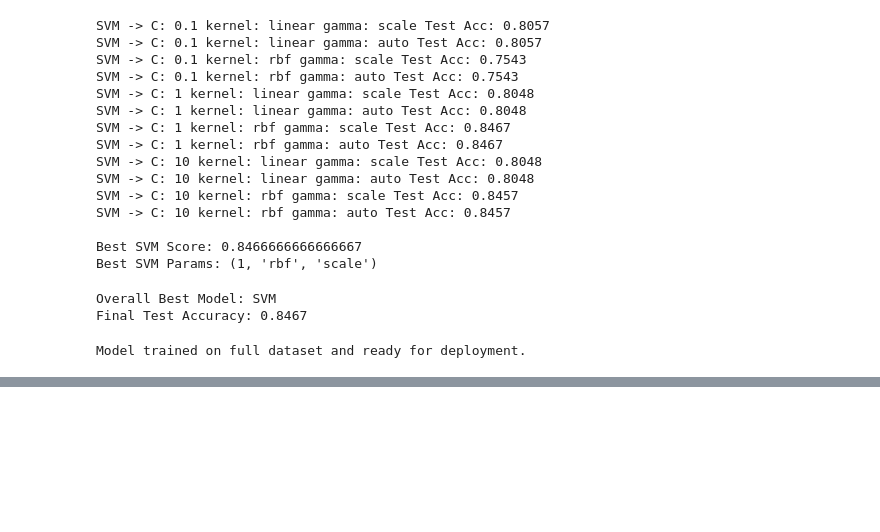
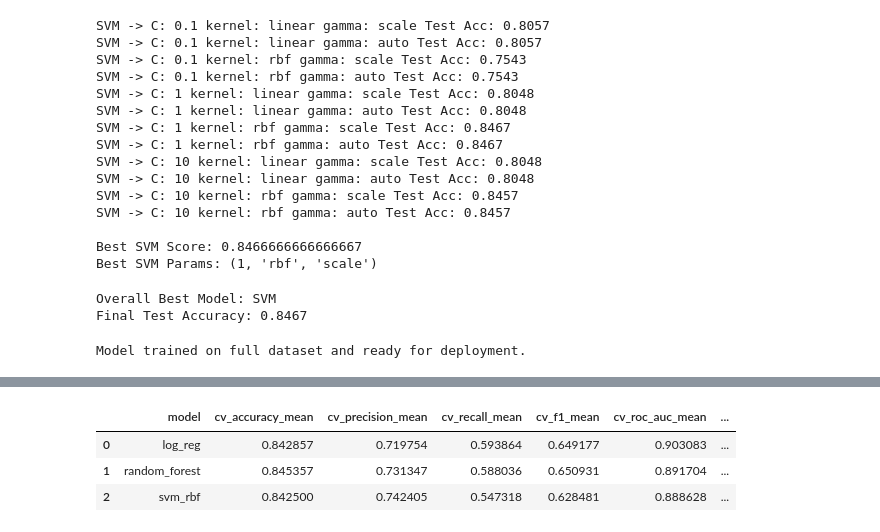
Before and after one commit to shreyuu/UoN-Business-Analytics, a Jupyter notebook: Machine-Learning-and-Predictive-Analytics/week-4/Prac_Evaluation_[base].ipynb, the cells around one changed output, grey strips where cells are left out. Cells and saved outputs as stored; diff of their text form; code cells hidden in the pictures; blank space fills up the shorter version.

```diff
--- a/Machine-Learning-and-Predictive-Analytics/week-4/Prac_Evaluation_[base].ipynb
+++ b/Machine-Learning-and-Predictive-Analytics/week-4/Prac_Evaluation_[base].ipynb
@@ -556,0 +653,40 @@ Model trained on full dataset and ready for deployment.
+# %%
+scoring = {
+    "accuracy": "accuracy",
+    "precision": "precision",
+    "recall": "recall",
+    "f1": "f1",
+    "roc_auc": "roc_auc",
+}
+cv = StratifiedKFold(n_splits=5, shuffle=True, random_state=SEED)
+
+candidate_models = {
+    "log_reg": make_pipeline(LogisticRegression(max_iter=1000, random_state=SEED)),
+    "random_forest": make_pipeline(RandomForestClassifier(random_state=SEED)),
+    "svm_rbf": make_pipeline(SVC(probability=True, random_state=SEED)),
+}
+
+baseline_rows = []
+for name, est in candidate_models.items():
+    t0 = time.time()
+    cv_result = cross_validate(est, X_train, y_train, cv=cv, scoring=scoring, n_jobs=-1)
+    elapsed = time.time() - t0
+
+    baseline_rows.append({
+        "model": name,
+        "cv_accuracy_mean": np.mean(cv_result["test_accuracy"]),
+        "cv_precision_mean": np.mean(cv_result["test_precision"]),
+        "cv_recall_mean": np.mean(cv_result["test_recall"]),
+        "cv_f1_mean": np.mean(cv_result["test_f1"]),
+        "cv_roc_auc_mean": np.mean(cv_result["test_roc_auc"]),
+        "cv_roc_auc_std": np.std(cv_result["test_roc_auc"]),
+        "runtime_sec": elapsed,
+    })
+
+baseline_df = pd.DataFrame(baseline_rows).sort_values(by="cv_roc_auc_mean", ascending=False)
+baseline_df
+# %% [output]
+|  | model | cv_accuracy_mean | cv_precision_mean | cv_recall_mean | cv_f1_mean | cv_roc_auc_mean | ... |
+| 0 | log_reg | 0.842857 | 0.719754 | 0.593864 | 0.649177 | 0.903083 | ... |
+| 1 | random_forest | 0.845357 | 0.731347 | 0.588036 | 0.650931 | 0.891704 | ... |
+| 2 | svm_rbf | 0.842500 | 0.742405 | 0.547318 | 0.628481 | 0.888628 | ... |
```
Also changed, not shown: parts of 9 cells of this notebook, 1 other file.
